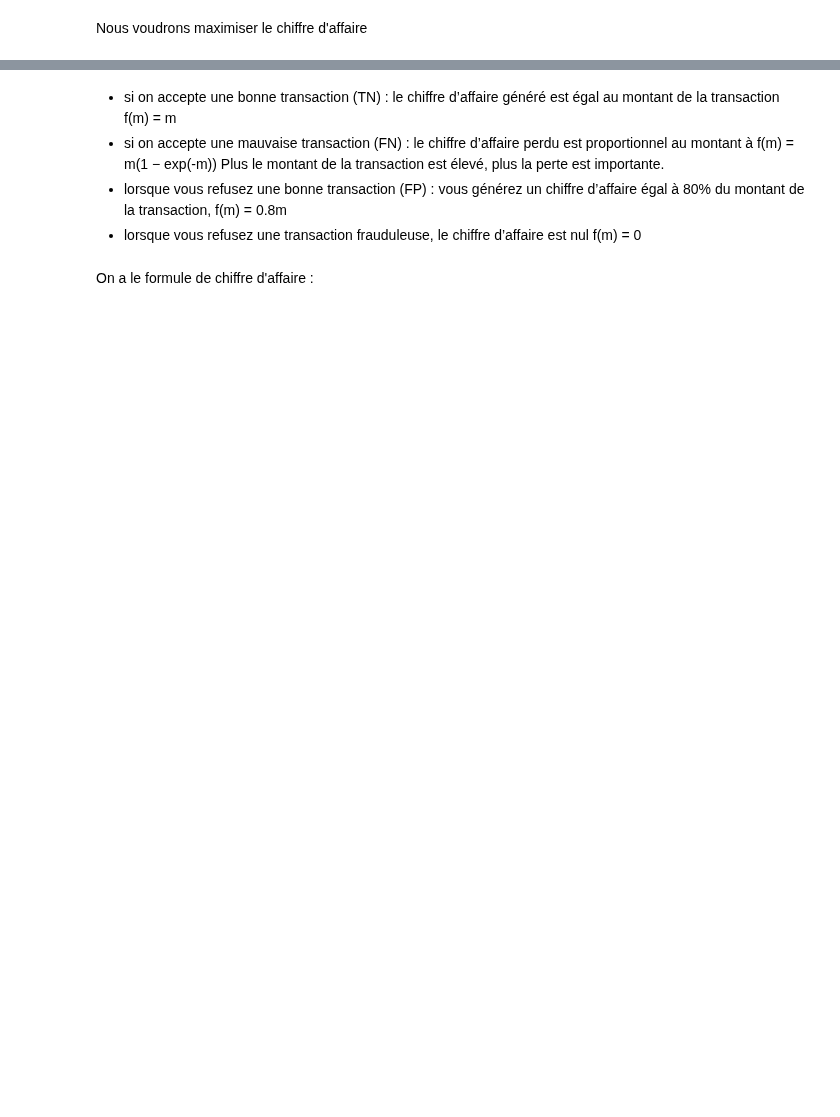
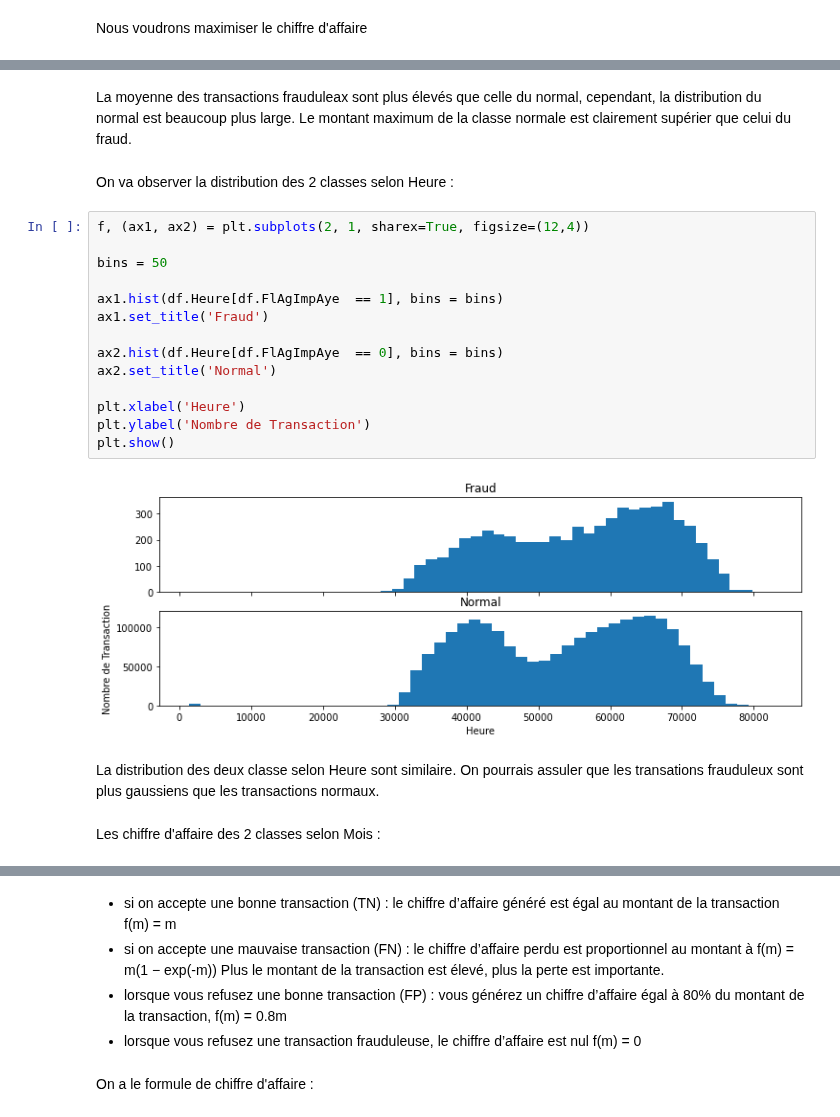
Before and after one commit to hoangkhanh2510/Fraud, a Jupyter notebook: BIG DATA.ipynb, the cells around one changed output, grey strips where cells are left out. Cells and saved outputs as stored; diff of their text form; blank space fills up the shorter version.

```diff
--- a/BIG DATA.ipynb
+++ b/BIG DATA.ipynb
@@ -1068,0 +1228,24 @@ https://www.kaggle.com/currie32/predicting-fraud-with-tensorflow
+# %% [markdown]
+La moyenne des transactions frauduleax sont plus élevés que celle du normal, cependant, la distribution du normal est beaucoup plus large. Le montant maximum de la classe normale est clairement supérier que celui du fraud.
+# %% [markdown]
+On va observer la distribution des 2 classes selon Heure :
+# %%
+f, (ax1, ax2) = plt.subplots(2, 1, sharex=True, figsize=(12,4))
+
+bins = 50
+
+ax1.hist(df.Heure[df.FlAgImpAye  == 1], bins = bins)
+ax1.set_title('Fraud')
+
+ax2.hist(df.Heure[df.FlAgImpAye  == 0], bins = bins)
+ax2.set_title('Normal')
+
+plt.xlabel('Heure')
+plt.ylabel('Nombre de Transaction')
+plt.show()
+# %% [output]
+[figure, added]
+# %% [markdown]
+La distribution des deux classe selon Heure sont similaire. On pourrais assuler que les transations frauduleux sont plus gaussiens que les transactions normaux.
+# %% [markdown]
+Les chiffre d'affaire des 2 classes selon Mois :
```
Also changed, not shown: parts of 106 cells of this notebook.
